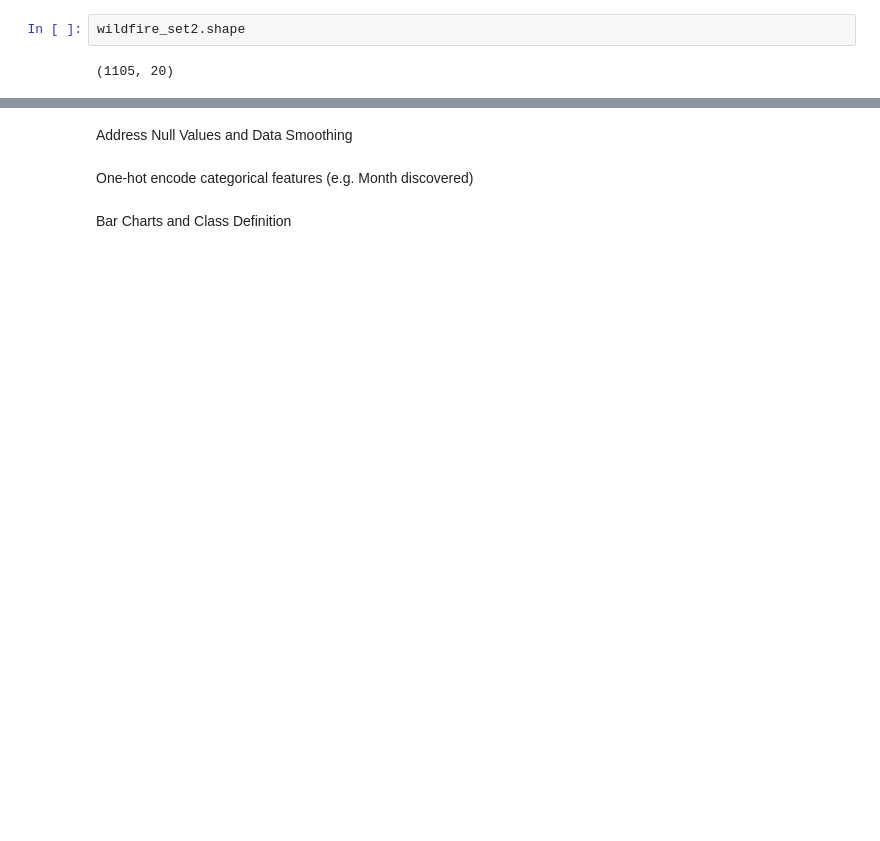
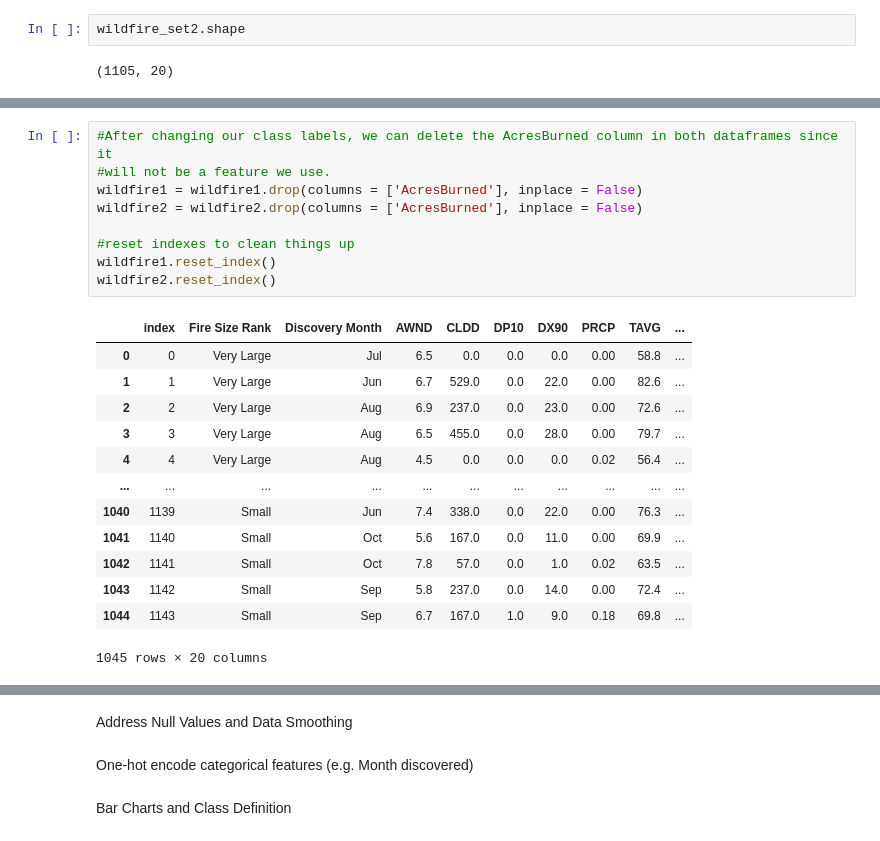
Before and after one commit to mnocerino23/Wildfire-Forecaster, a Jupyter notebook: Classifiers.ipynb, the cells around one changed output, grey strips where cells are left out. Drawn from its saved outputs; the diff is of its cells as text; blank space fills up the shorter version.

```diff
--- a/Classifiers.ipynb
+++ b/Classifiers.ipynb
@@ -167,0 +284,23 @@ print(wildfire_set2['Fire Size Rank'].value_counts())
+# %%
+#After changing our class labels, we can delete the AcresBurned column in both dataframes since it
+#will not be a feature we use.
+wildfire1 = wildfire1.drop(columns = ['AcresBurned'], inplace = False)
+wildfire2 = wildfire2.drop(columns = ['AcresBurned'], inplace = False)
+
+#reset indexes to clean things up
+wildfire1.reset_index()
+wildfire2.reset_index()
+# %% [output]
+|  | index | Fire Size Rank | Discovery Month | AWND | CLDD | DP10 | DX90 | PRCP | TAVG | ... |
+| 0 | 0 | Very Large | Jul | 6.5 | 0.0 | 0.0 | 0.0 | 0.00 | 58.8 | ... |
+| 1 | 1 | Very Large | Jun | 6.7 | 529.0 | 0.0 | 22.0 | 0.00 | 82.6 | ... |
+| 2 | 2 | Very Large | Aug | 6.9 | 237.0 | 0.0 | 23.0 | 0.00 | 72.6 | ... |
+| 3 | 3 | Very Large | Aug | 6.5 | 455.0 | 0.0 | 28.0 | 0.00 | 79.7 | ... |
+| 4 | 4 | Very Large | Aug | 4.5 | 0.0 | 0.0 | 0.0 | 0.02 | 56.4 | ... |
+| ... | ... | ... | ... | ... | ... | ... | ... | ... | ... | ... |
+| 1040 | 1139 | Small | Jun | 7.4 | 338.0 | 0.0 | 22.0 | 0.00 | 76.3 | ... |
+| 1041 | 1140 | Small | Oct | 5.6 | 167.0 | 0.0 | 11.0 | 0.00 | 69.9 | ... |
+| 1042 | 1141 | Small | Oct | 7.8 | 57.0 | 0.0 | 1.0 | 0.02 | 63.5 | ... |
+| 1043 | 1142 | Small | Sep | 5.8 | 237.0 | 0.0 | 14.0 | 0.00 | 72.4 | ... |
+| 1044 | 1143 | Small | Sep | 6.7 | 167.0 | 1.0 | 9.0 | 0.18 | 69.8 | ... |
+1045 rows × 20 columns
```
Also changed, not shown: parts of 33 cells of this notebook.
